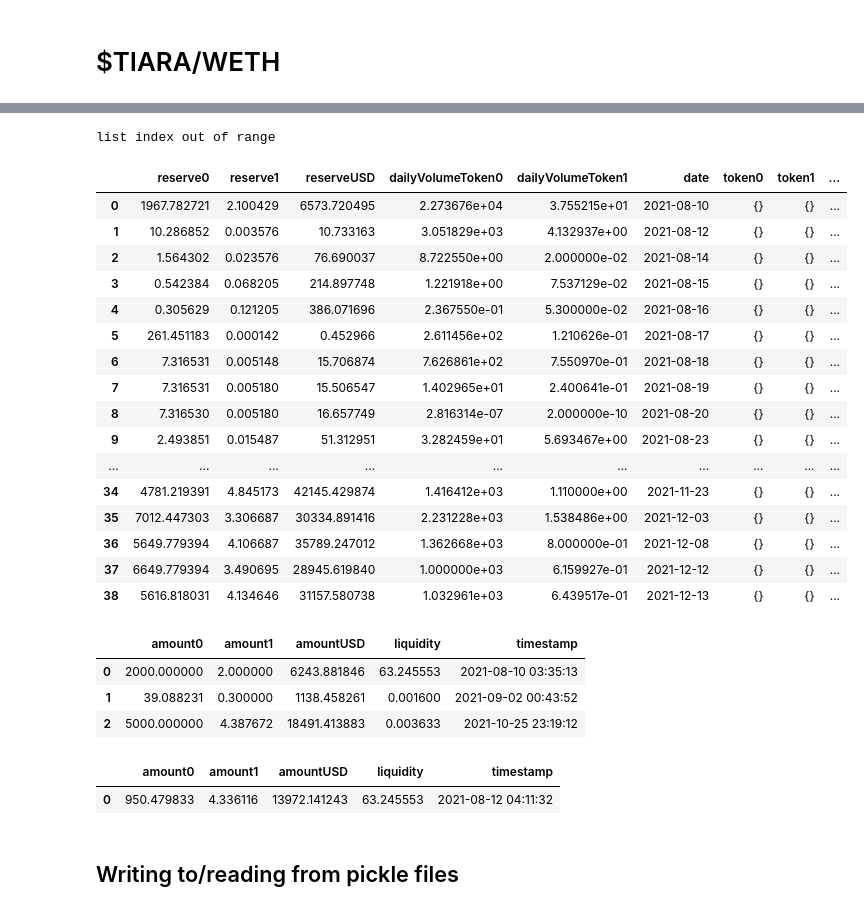
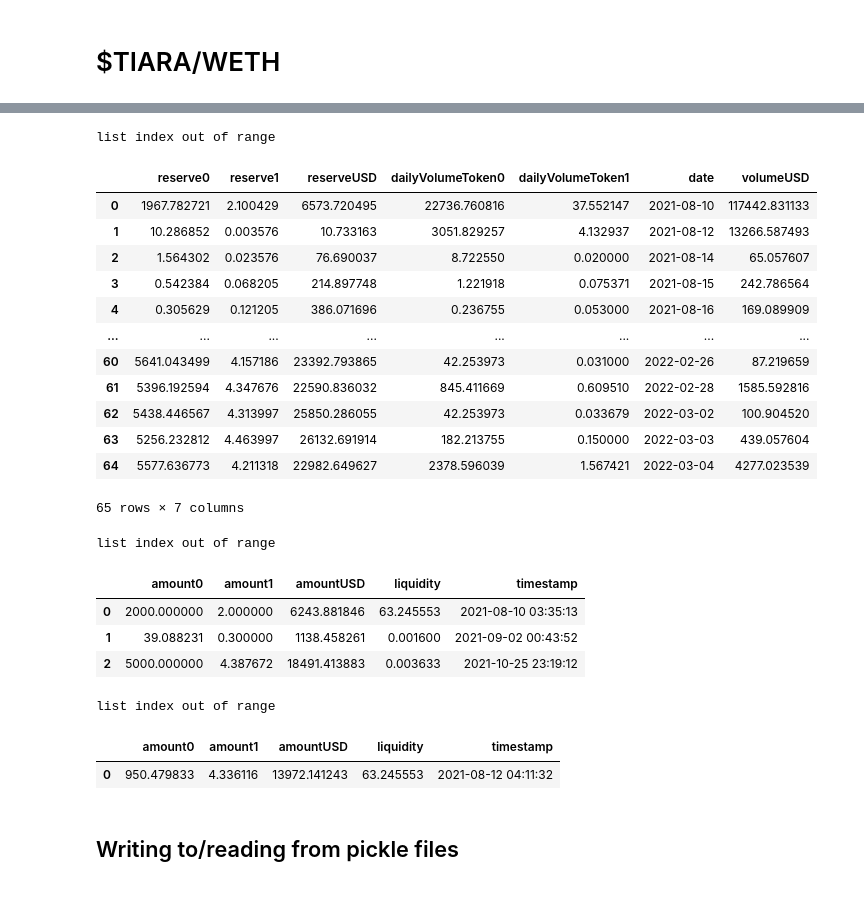
Before and after one commit to IX-Swap/data-science, a Jupyter notebook: sushiswap_fractionalized_nft/sushiswap_extraction_experiments.ipynb, the cells around one changed output, grey strips where cells are left out. Saved outputs shown, nothing was run; the diff lists cells and outputs as text; code cells hidden in the pictures.

```diff
--- a/sushiswap_fractionalized_nft/sushiswap_extraction_experiments.ipynb
+++ b/sushiswap_fractionalized_nft/sushiswap_extraction_experiments.ipynb
@@ -370,40 +361,38 @@ list index out of range
 # %%
-tiara_weth_reserves = get_pool_reserves_history(contract_id='0x0269197835253efc311ffe7d0aa3fbdbc1760443', range_limit=2)
+tiara_weth_reserves = get_pool_reserves_history(contract_id='0x0269197835253efc311ffe7d0aa3fbdbc1760443', range_limit=20)
 tiara_weth_reserves_df = pool_reserves_to_df(tiara_weth_reserves)
 tiara_weth_reserves_df
 # %% [output]
 list index out of range
-|  | reserve0 | reserve1 | reserveUSD | dailyVolumeToken0 | dailyVolumeToken1 | date | token0 | token1 | ... |
-| 0 | 1967.782721 | 2.100429 | 6573.720495 | 2.273676e+04 | 3.755215e+01 | 2021-08-10 | {} | {} | ... |
-| 1 | 10.286852 | 0.003576 | 10.733163 | 3.051829e+03 | 4.132937e+00 | 2021-08-12 | {} | {} | ... |
-| 2 | 1.564302 | 0.023576 | 76.690037 | 8.722550e+00 | 2.000000e-02 | 2021-08-14 | {} | {} | ... |
-| 3 | 0.542384 | 0.068205 | 214.897748 | 1.221918e+00 | 7.537129e-02 | 2021-08-15 | {} | {} | ... |
-| 4 | 0.305629 | 0.121205 | 386.071696 | 2.367550e-01 | 5.300000e-02 | 2021-08-16 | {} | {} | ... |
-| 5 | 261.451183 | 0.000142 | 0.452966 | 2.611456e+02 | 1.210626e-01 | 2021-08-17 | {} | {} | ... |
-| 6 | 7.316531 | 0.005148 | 15.706874 | 7.626861e+02 | 7.550970e-01 | 2021-08-18 | {} | {} | ... |
-| 7 | 7.316531 | 0.005180 | 15.506547 | 1.402965e+01 | 2.400641e-01 | 2021-08-19 | {} | {} | ... |
-| 8 | 7.316530 | 0.005180 | 16.657749 | 2.816314e-07 | 2.000000e-10 | 2021-08-20 | {} | {} | ... |
-| 9 | 2.493851 | 0.015487 | 51.312951 | 3.282459e+01 | 5.693467e+00 | 2021-08-23 | {} | {} | ... |
-| ... | ... | ... | ... | ... | ... | ... | ... | ... | ... |
-| 34 | 4781.219391 | 4.845173 | 42145.429874 | 1.416412e+03 | 1.110000e+00 | 2021-11-23 | {} | {} | ... |
-| 35 | 7012.447303 | 3.306687 | 30334.891416 | 2.231228e+03 | 1.538486e+00 | 2021-12-03 | {} | {} | ... |
-| 36 | 5649.779394 | 4.106687 | 35789.247012 | 1.362668e+03 | 8.000000e-01 | 2021-12-08 | {} | {} | ... |
-| 37 | 6649.779394 | 3.490695 | 28945.619840 | 1.000000e+03 | 6.159927e-01 | 2021-12-12 | {} | {} | ... |
-| 38 | 5616.818031 | 4.134646 | 31157.580738 | 1.032961e+03 | 6.439517e-01 | 2021-12-13 | {} | {} | ... |
+|  | reserve0 | reserve1 | reserveUSD | dailyVolumeToken0 | dailyVolumeToken1 | date | volumeUSD |
+| 0 | 1967.782721 | 2.100429 | 6573.720495 | 22736.760816 | 37.552147 | 2021-08-10 | 117442.831133 |
+| 1 | 10.286852 | 0.003576 | 10.733163 | 3051.829257 | 4.132937 | 2021-08-12 | 13266.587493 |
+| 2 | 1.564302 | 0.023576 | 76.690037 | 8.722550 | 0.020000 | 2021-08-14 | 65.057607 |
+| 3 | 0.542384 | 0.068205 | 214.897748 | 1.221918 | 0.075371 | 2021-08-15 | 242.786564 |
+| 4 | 0.305629 | 0.121205 | 386.071696 | 0.236755 | 0.053000 | 2021-08-16 | 169.089909 |
+| ... | ... | ... | ... | ... | ... | ... | ... |
+| 60 | 5641.043499 | 4.157186 | 23392.793865 | 42.253973 | 0.031000 | 2022-02-26 | 87.219659 |
+| 61 | 5396.192594 | 4.347676 | 22590.836032 | 845.411669 | 0.609510 | 2022-02-28 | 1585.592816 |
+| 62 | 5438.446567 | 4.313997 | 25850.286055 | 42.253973 | 0.033679 | 2022-03-02 | 100.904520 |
+| 63 | 5256.232812 | 4.463997 | 26132.691914 | 182.213755 | 0.150000 | 2022-03-03 | 439.057604 |
+| 64 | 5577.636773 | 4.211318 | 22982.649627 | 2378.596039 | 1.567421 | 2022-03-04 | 4277.023539 |
+65 rows × 7 columns
 # %%
-tiara_weth_mints = get_pool_mints(contract_id='0x0269197835253efc311ffe7d0aa3fbdbc1760443', range_limit=1)
+tiara_weth_mints = get_pool_mints(contract_id='0x0269197835253efc311ffe7d0aa3fbdbc1760443', range_limit=10)
 tiara_weth_mints_df = pool_mints_to_df(tiara_weth_mints)
 tiara_weth_mints_df
 # %% [output]
+list index out of range
 |  | amount0 | amount1 | amountUSD | liquidity | timestamp |
 | 0 | 2000.000000 | 2.000000 | 6243.881846 | 63.245553 | 2021-08-10 03:35:13 |
 | 1 | 39.088231 | 0.300000 | 1138.458261 | 0.001600 | 2021-09-02 00:43:52 |
 | 2 | 5000.000000 | 4.387672 | 18491.413883 | 0.003633 | 2021-10-25 23:19:12 |
 # %%
-tiara_weth_burns = get_pool_burns(contract_id='0x0269197835253efc311ffe7d0aa3fbdbc1760443', range_limit=1)
+tiara_weth_burns = get_pool_burns(contract_id='0x0269197835253efc311ffe7d0aa3fbdbc1760443', range_limit=10)
 tiara_weth_burns_df = pool_burns_to_df(tiara_weth_burns)
 tiara_weth_burns_df
 # %% [output]
+list index out of range
 |  | amount0 | amount1 | amountUSD | liquidity | timestamp |
 | 0 | 950.479833 | 4.336116 | 13972.141243 | 63.245553 | 2021-08-12 04:11:32 |
 # %% [markdown]
```
Also changed, not shown: parts of 34 cells of this notebook, 14 other files.
